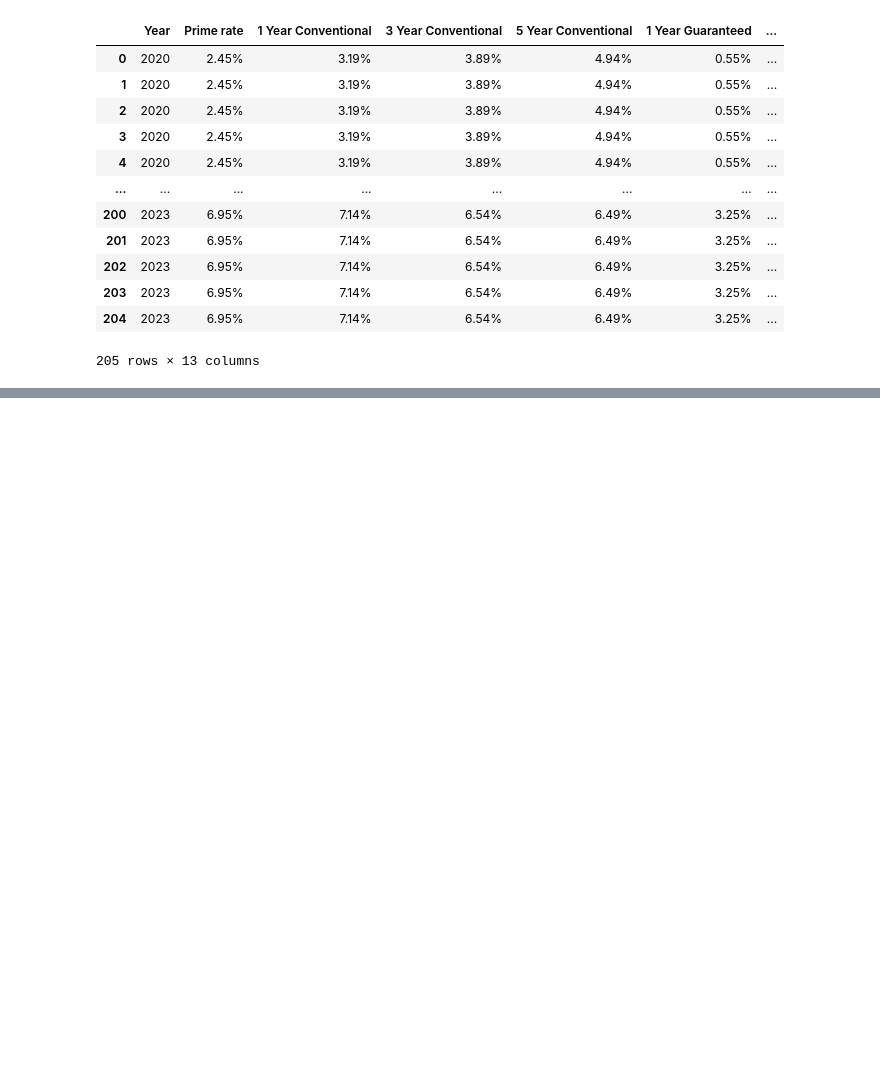
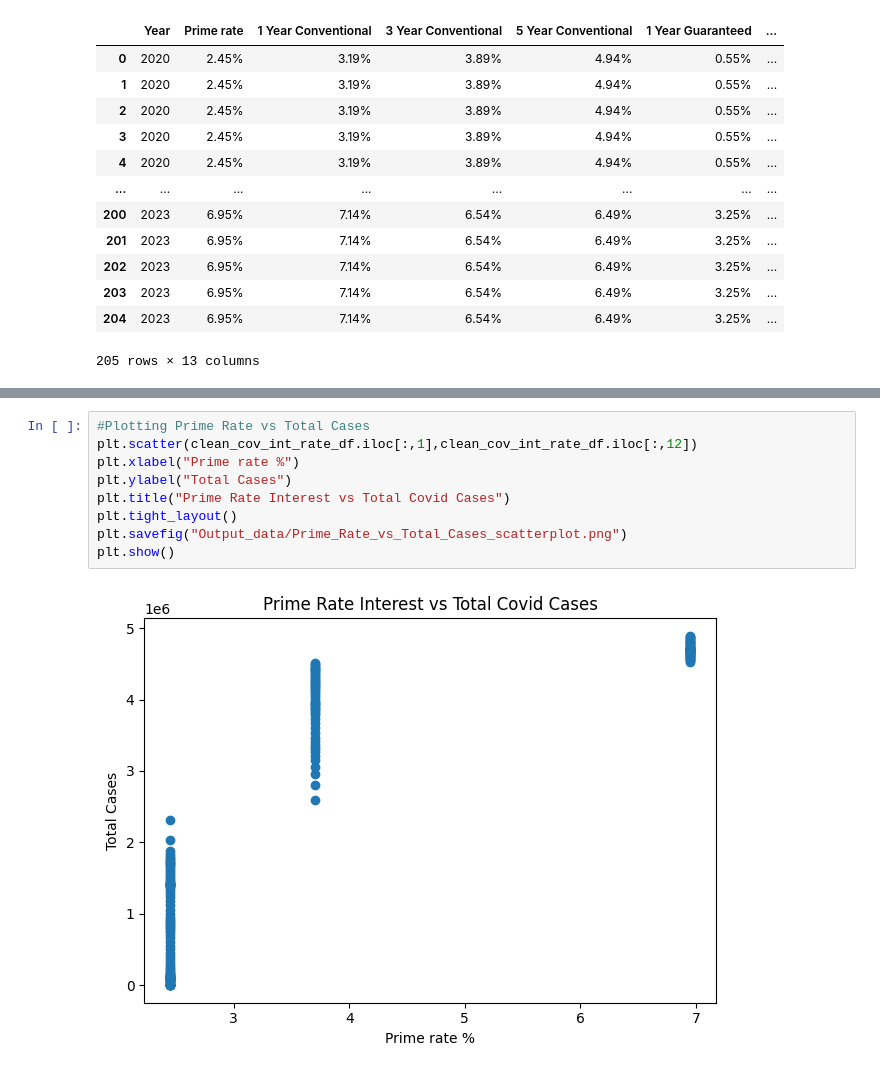
Before and after one commit to JasleenShergill/Covid-s-Effect-on-Real-Estate, a Jupyter notebook: interest_vs_infection_rate.ipynb, the cells around one changed output, grey strips where cells are left out. Saved outputs shown, nothing was run; the diff lists cells and outputs as text; blank space fills up the shorter version.

```diff
--- a/interest_vs_infection_rate.ipynb
+++ b/interest_vs_infection_rate.ipynb
@@ -165,0 +235,11 @@ clean_cov_int_rate_df.dropna()
+# %%
+#Plotting Prime Rate vs Total Cases
+plt.scatter(clean_cov_int_rate_df.iloc[:,1],clean_cov_int_rate_df.iloc[:,12])
+plt.xlabel("Prime rate %")
+plt.ylabel("Total Cases")
+plt.title("Prime Rate Interest vs Total Covid Cases")
+plt.tight_layout()
+plt.savefig("Output_data/Prime_Rate_vs_Total_Cases_scatterplot.png")
+plt.show()
+# %% [output]
+[figure, added]
```
Also changed, not shown: parts of 7 cells of this notebook, 5 other files.
